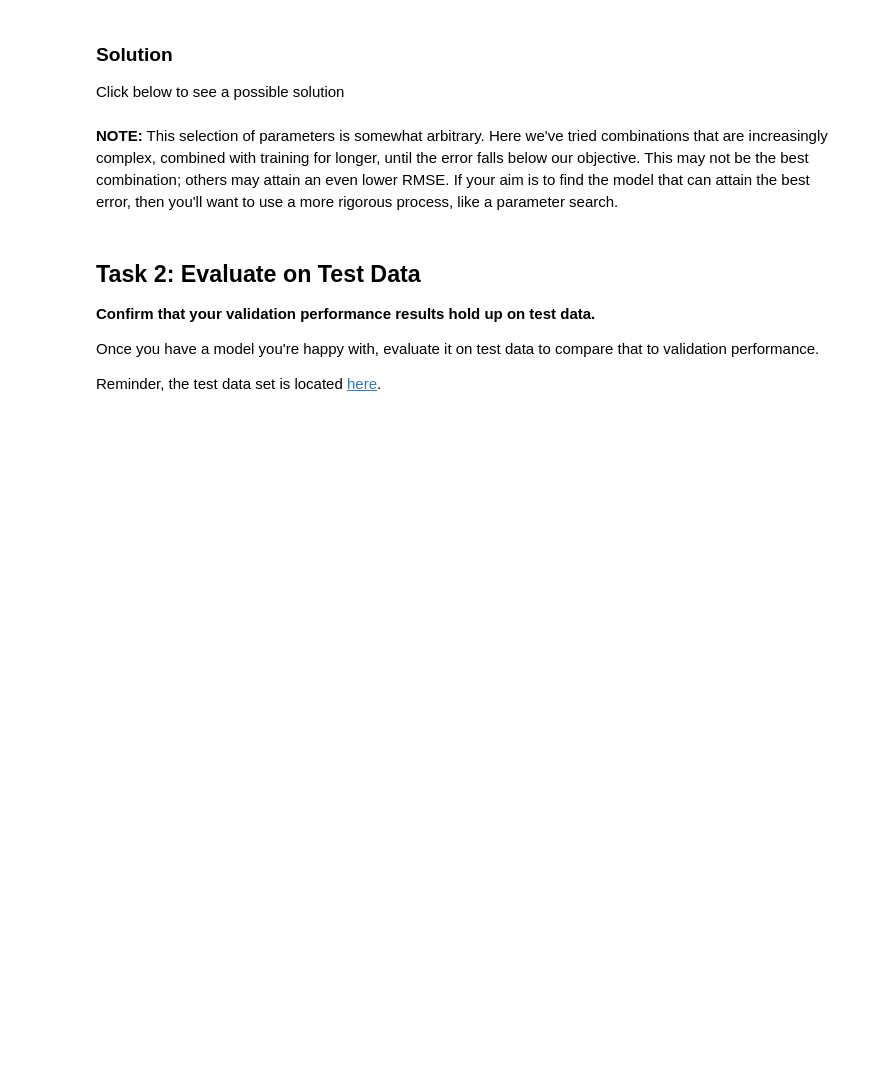
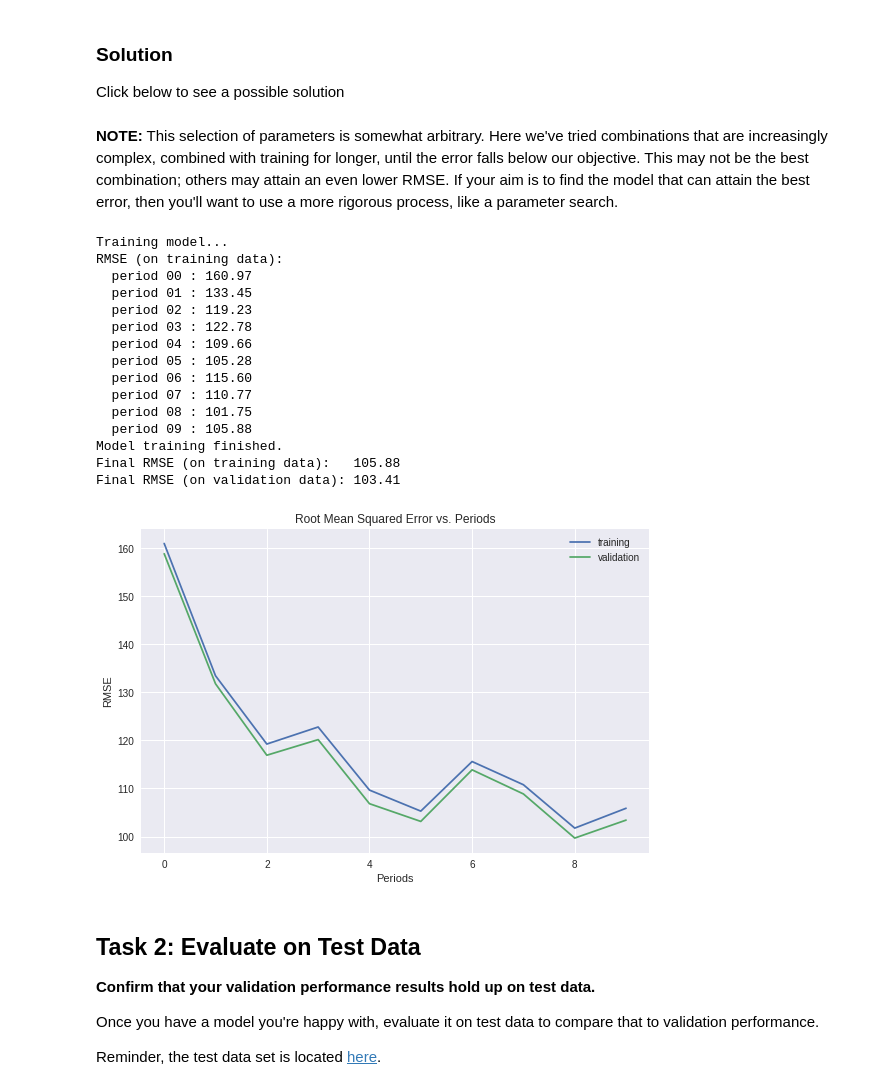
Before and after one commit to tenvol/tsf00, a Jupyter notebook: intro_to_neural_nets.ipynb, the cells around one changed output. Drawn from its saved outputs; the diff is of its cells as text; code cells hidden in the pictures; blank space fills up the shorter version.

```diff
--- a/intro_to_neural_nets.ipynb
+++ b/intro_to_neural_nets.ipynb
@@ -548,14 +575,31 @@ Click below to see a possible solution
 **NOTE:** This selection of parameters is somewhat arbitrary. Here we've tried combinations that are increasingly complex, combined with training for longer, until the error falls below our objective. This may not be the best combination; others may attain an even lower RMSE. If your aim is to find the model that can attain the best error, then you'll want to use a more rigorous process, like a parameter search.
 # %%
 dnn_regressor = train_nn_regression_model(
-    learning_rate=0.001,
+    learning_rate=0.003,
     steps=2000,
     batch_size=100,
     hidden_units=[10, 10],
     training_examples=training_examples,
     training_targets=training_targets,
     validation_examples=validation_examples,
     validation_targets=validation_targets)
+# %% [output]
+Training model...
+RMSE (on training data):
+  period 00 : 160.97
+  period 01 : 133.45
+  period 02 : 119.23
+  period 03 : 122.78
+  period 04 : 109.66
+  period 05 : 105.28
+  period 06 : 115.60
+  period 07 : 110.77
+  period 08 : 101.75
+  period 09 : 105.88
+Model training finished.
+Final RMSE (on training data):   105.88
+Final RMSE (on validation data): 103.41
+[figure, added]
 # %% [markdown]
 ## Task 2: Evaluate on Test Data
 
```
Also changed, not shown: parts of 21 cells of this notebook.
